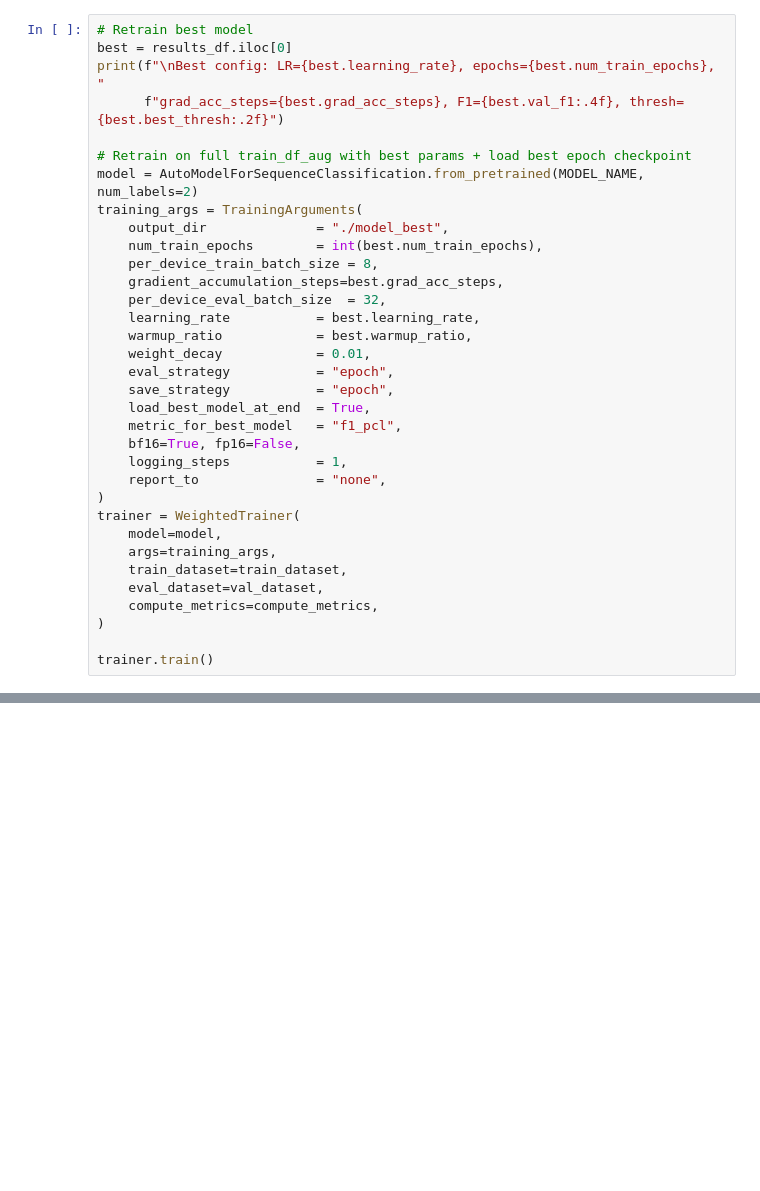
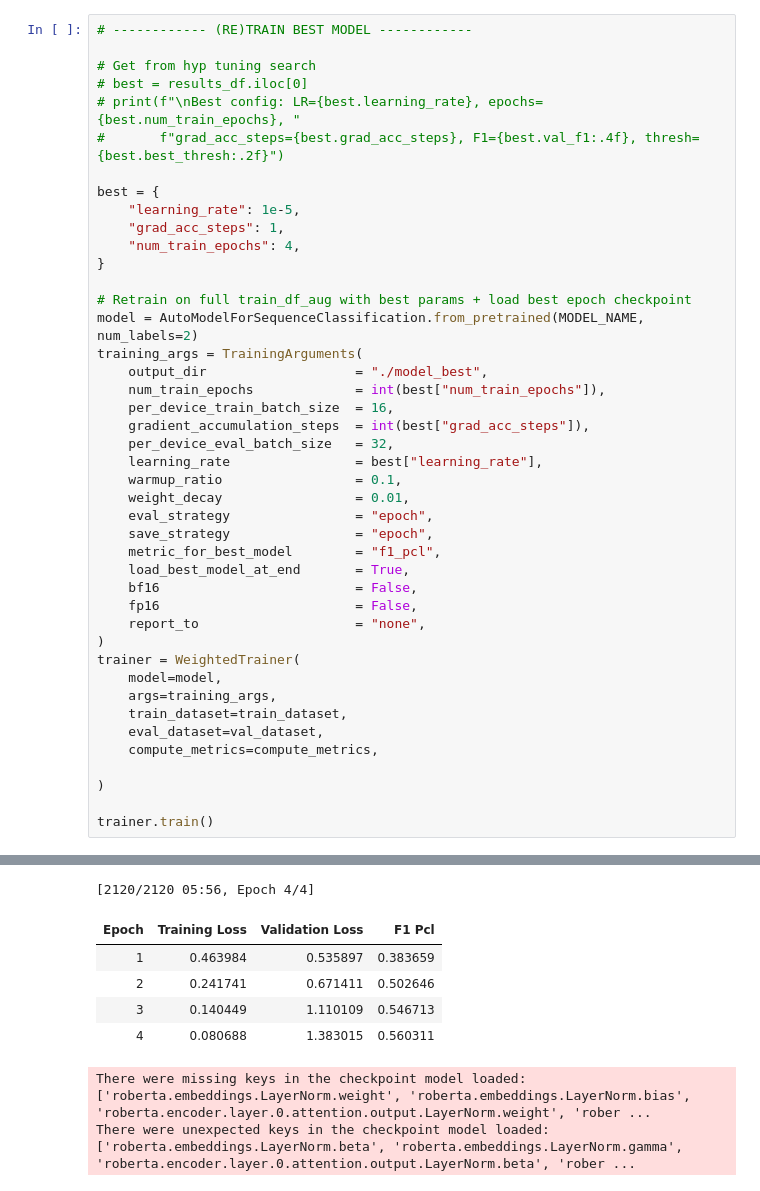
Before and after one commit to Tisya-V/NLP-CW, a Jupyter notebook: src/model.ipynb, the cells around one changed output, grey strips where cells are left out. Cells and saved outputs as stored; diff of their text form; blank space fills up the shorter version.

Commit message:
best model

```diff
--- a/src/model.ipynb
+++ b/src/model.ipynb
@@ -216,27 +279,35 @@ print(results_df.to_string(index=False))
 # %%
-# Retrain best model
-best = results_df.iloc[0]
-print(f"\nBest config: LR={best.learning_rate}, epochs={best.num_train_epochs}, "
-      f"grad_acc_steps={best.grad_acc_steps}, F1={best.val_f1:.4f}, thresh={best.best_thresh:.2f}")
+# ------------ (RE)TRAIN BEST MODEL ------------
+
+# Get from hyp tuning search
+# best = results_df.iloc[0]
+# print(f"\nBest config: LR={best.learning_rate}, epochs={best.num_train_epochs}, "
+#       f"grad_acc_steps={best.grad_acc_steps}, F1={best.val_f1:.4f}, thresh={best.best_thresh:.2f}")
+
+best = {
+    "learning_rate": 1e-5,
+    "grad_acc_steps": 1,
+    "num_train_epochs": 4,
+}
 
 # Retrain on full train_df_aug with best params + load best epoch checkpoint
 model = AutoModelForSequenceClassification.from_pretrained(MODEL_NAME, num_labels=2)
 training_args = TrainingArguments(
-    output_dir              = "./model_best",
-    num_train_epochs        = int(best.num_train_epochs),
-    per_device_train_batch_size = 8,
-    gradient_accumulation_steps=best.grad_acc_steps,
-    per_device_eval_batch_size  = 32,
-    learning_rate           = best.learning_rate,
-    warmup_ratio            = best.warmup_ratio,
-    weight_decay            = 0.01,
-    eval_strategy           = "epoch",
-    save_strategy           = "epoch",
-    load_best_model_at_end  = True,
-    metric_for_best_model   = "f1_pcl",
-    bf16=True, fp16=False,
-    logging_steps           = 1,
-    report_to               = "none",
+    output_dir                   = "./model_best",
+    num_train_epochs             = int(best["num_train_epochs"]),
+    per_device_train_batch_size  = 16,
+    gradient_accumulation_steps  = int(best["grad_acc_steps"]),
+    per_device_eval_batch_size   = 32,
+    learning_rate                = best["learning_rate"],
+    warmup_ratio                 = 0.1,
+    weight_decay                 = 0.01,
+    eval_strategy                = "epoch",
+    save_strategy                = "epoch",
+    metric_for_best_model        = "f1_pcl",
+    load_best_model_at_end       = True,
+    bf16                         = False,
+    fp16                         = False,
+    report_to                    = "none",
 )
 trainer = WeightedTrainer(
     model=model,
@@ -244,6 +315,8 @@ trainer = WeightedTrainer(
     train_dataset=train_dataset,
     eval_dataset=val_dataset,
     compute_metrics=compute_metrics,
+
 )
 
 trainer.train()
+# %% [output]
@@ -249,0 +341,8 @@ trainer.train()
+[2120/2120 05:56, Epoch 4/4]
+| Epoch | Training Loss | Validation Loss | F1 Pcl |
+| 1 | 0.463984 | 0.535897 | 0.383659 |
+| 2 | 0.241741 | 0.671411 | 0.502646 |
+| 3 | 0.140449 | 1.110109 | 0.546713 |
+| 4 | 0.080688 | 1.383015 | 0.560311 |
+There were missing keys in the checkpoint model loaded: ['roberta.embeddings.LayerNorm.weight', 'roberta.embeddings.LayerNorm.bias', 'roberta.encoder.layer.0.attention.output.LayerNorm.weight', 'rober ...
+There were unexpected keys in the checkpoint model loaded: ['roberta.embeddings.LayerNorm.beta', 'roberta.embeddings.LayerNorm.gamma', 'roberta.encoder.layer.0.attention.output.LayerNorm.beta', 'rober ...
```
Also changed, not shown: parts of 10 cells of this notebook, 6 other files.
